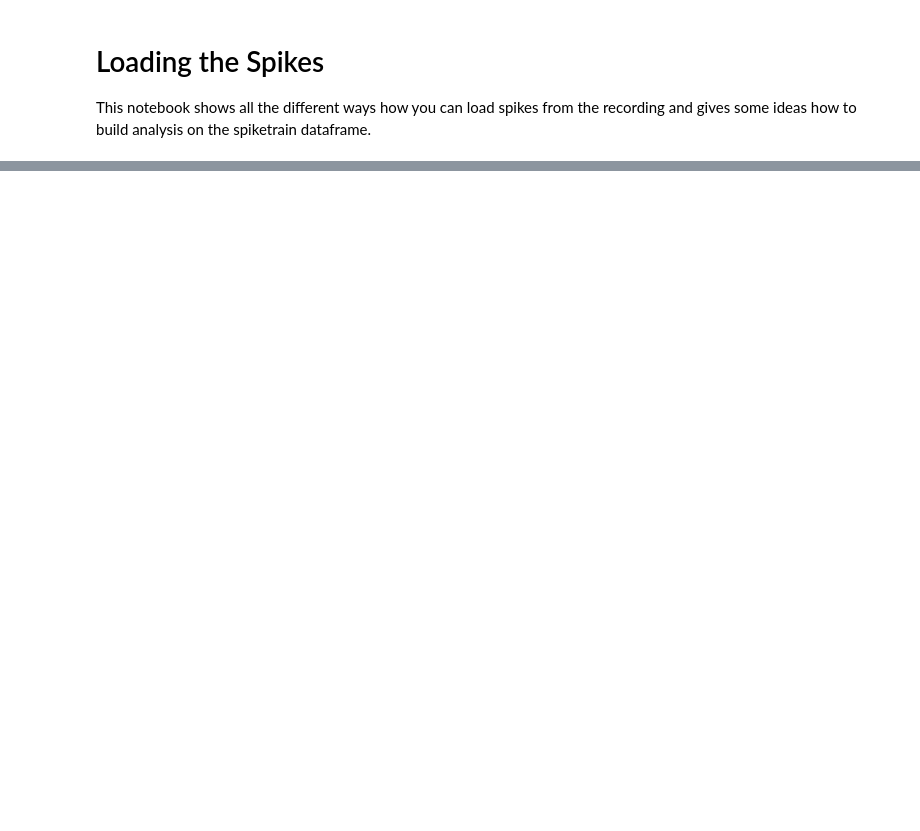
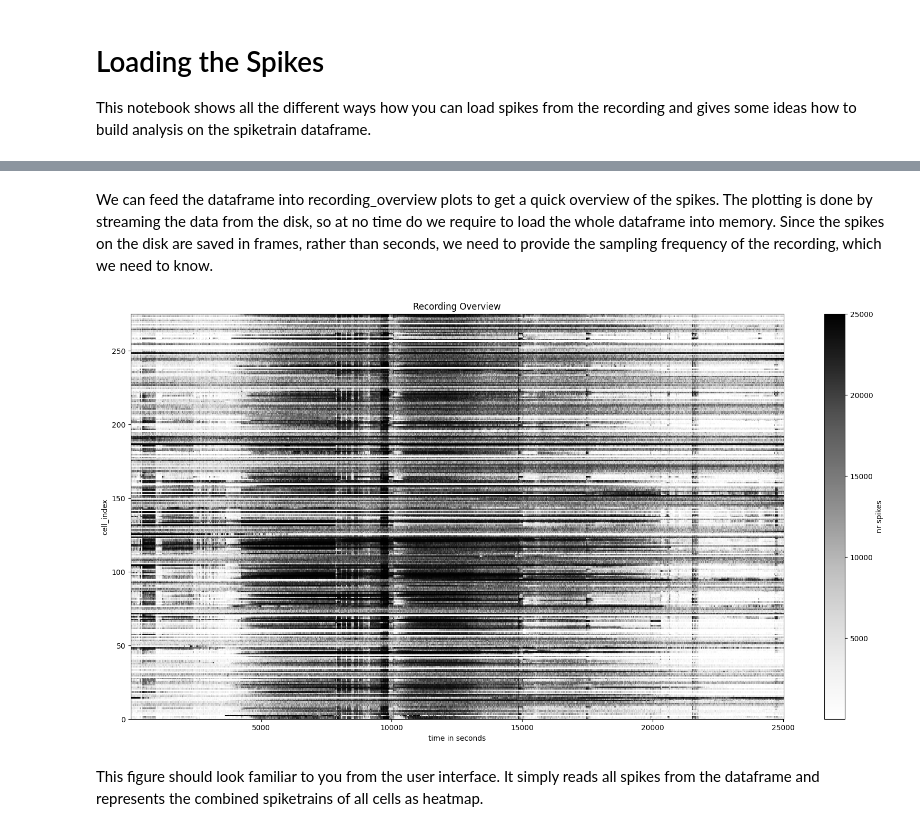
Before and after one commit to marvinseifert/polarspike, a Jupyter notebook: examples/Loading_spikes.ipynb, the cells around one changed output, grey strips where cells are left out. Cells and saved outputs as stored; diff of their text form; code cells hidden in the pictures; blank space fills up the shorter version.

```diff
--- a/examples/Loading_spikes.ipynb
+++ b/examples/Loading_spikes.ipynb
@@ -16,0 +35,8 @@ import plotly.express as px
+# %% [markdown]
+We can feed the dataframe into recording_overview plots to get a quick overview of the spikes. The plotting is done by streaming the data from the disk, so at no time do we require to load the whole dataframe into memory. Since the spikes on the disk are saved in frames, rather than seconds, we need to provide the sampling frequency of the recording, which we need to know.
+# %%
+fig, ax = recording_overview.spiketrains_from_file(r"B:\Marvin\Zebrafish_04_23_2024\Phase_01\alldata.parquet", freq=20000)
+# %% [output]
+[figure, added]
+# %% [markdown]
+This figure should look familiar to you from the user interface. It simply reads all spikes from the dataframe and represents the combined spiketrains of all cells as heatmap.
```
Also changed, not shown: parts of 92 cells of this notebook, 1 other file.
